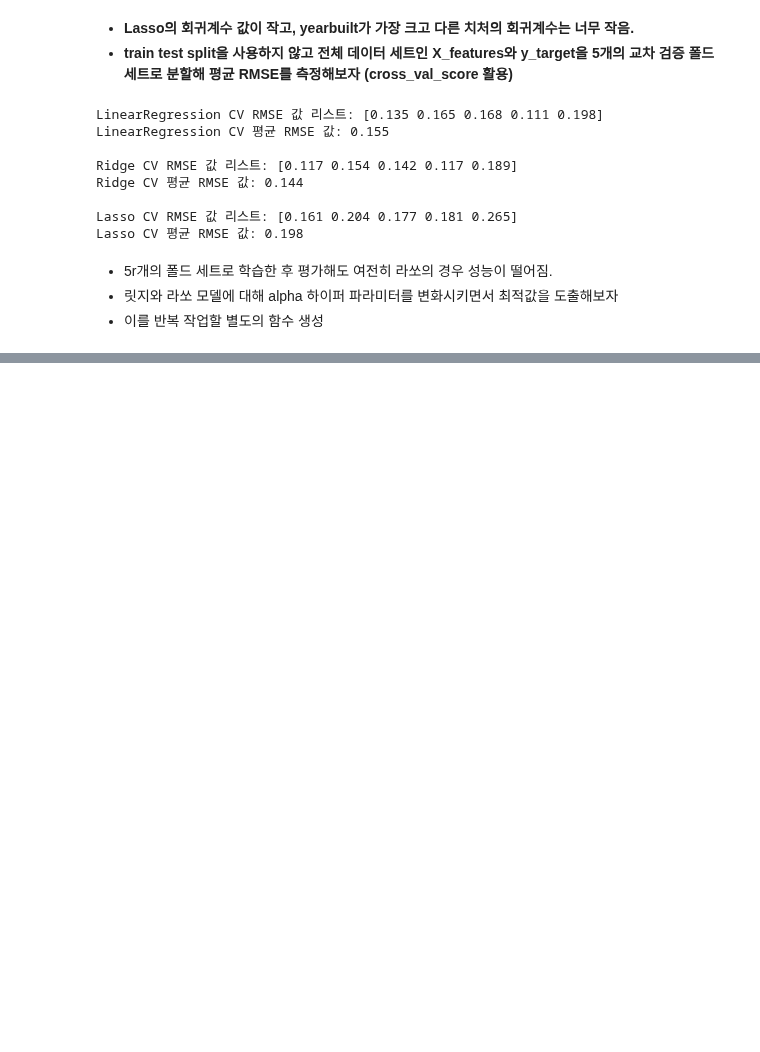
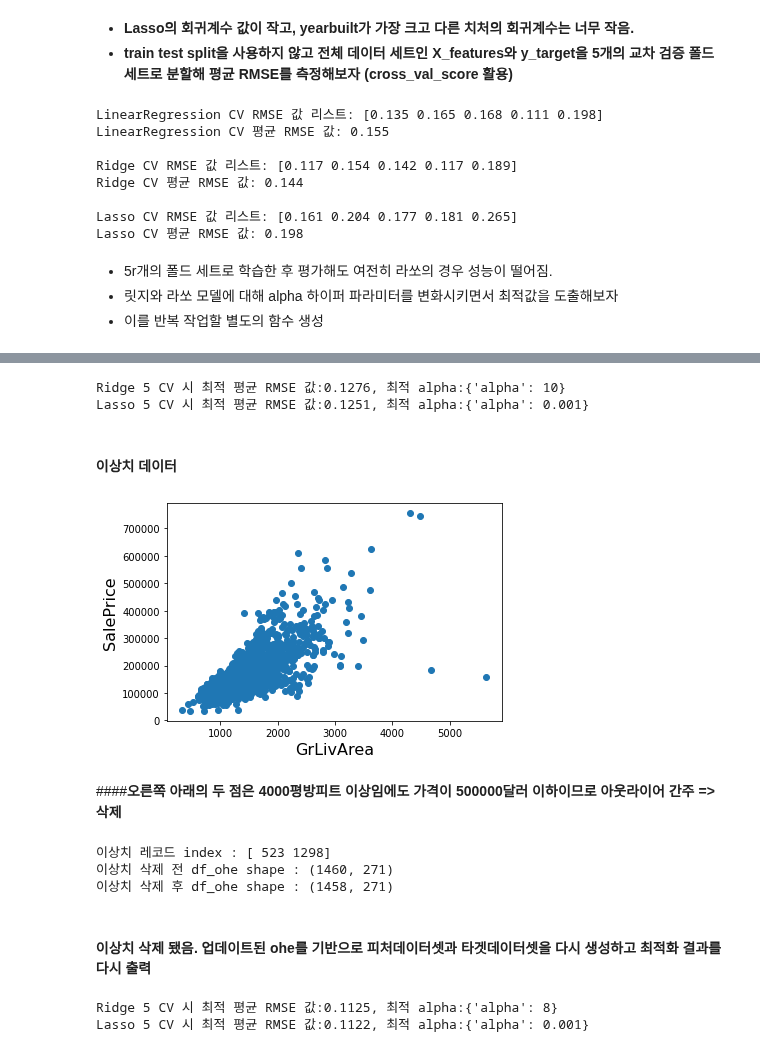
Before and after one commit to saemsaemoo/MachineLearning-2021-12, a Jupyter notebook: 04.회귀/12.회귀실습_캐글주택가격분석.ipynb, the cells around one changed output, grey strips where cells are left out. Saved outputs shown, nothing was run; the diff lists cells and outputs as text; code cells hidden in the pictures; blank space fills up the shorter version.

```diff
--- a/04.회귀/12.회귀실습_캐글주택가격분석.ipynb
+++ b/04.회귀/12.회귀실습_캐글주택가격분석.ipynb
@@ -244,0 +278,56 @@ Lasso 로그 변환된 RMSE: 0.12
+# %%
+df_ohe = pd.get_dummies(df)
+y_target = df_ohe['SalePrice']
+X_features=df_ohe.drop('SalePrice', axis=1, inplace=False)
+X_train, X_test, y_train, y_test = train_test_split(X_features, y_target, test_size=0.2, random_state=156)
+
+# 피처를 로그 변환한 후 다시 최적 하이퍼 파라미터와 RMSE 출력
+ridge_params= {'alpha':[0.05,0.1,1,5,8,10,12,15,20]}
+lasso_params={'alpha':[0.001, 0.005, 0.008, 0.05, 0.03, 0.1, 0.5, 1,5,10]}
+print_best_params(ridge, ridge_params)
+print_best_params(lasso, lasso_params)
+# %% [output]
+Ridge 5 CV 시 최적 평균 RMSE 값:0.1276, 최적 alpha:{'alpha': 10}
+Lasso 5 CV 시 최적 평균 RMSE 값:0.1251, 최적 alpha:{'alpha': 0.001}
+# %% [markdown]
+#### **이상치 데이터**
+# %%
+# 주택 가격 데이터가 변환되기 이전의 원본데이터셋과 GrLicArea와 타겟 값인 SalePrice의 관계를 시각화
+plt.scatter(x=df_org['GrLivArea'], y=df_org['SalePrice'])
+plt.ylabel('SalePrice', fontsize=16)
+plt.xlabel('GrLivArea', fontsize=16)
+plt.show()
+# %% [output]
+[figure, added]
+# %% [markdown]
+####**오른쪽 아래의 두 점은 4000평방피트 이상임에도 가격이 500000달러 이하이므로 아웃라이어 간주 => 삭제**
+# %%
+#GrLivArea와 SalePrice 모두 로그 변환됐으므로 이를 반영한 조건 생성
+cond1 = df_ohe['GrLivArea'] > np.log1p(4000)
+cond2 = df_ohe['SalePrice'] < np.log1p(500000)
+outlier_index= df_ohe[cond1&cond2].index
+
+print('이상치 레코드 index :', outlier_index.values)
+print('이상치 삭제 전 df_ohe shape :', df_ohe.shape)
+
+# 데이터프레임의 인덱스를 이용해 이상치 레코드 삭제
+df_ohe.drop(outlier_index, axis=0, inplace=True)
+print('이상치 삭제 후 df_ohe shape :', df_ohe.shape)
+# %% [output]
+이상치 레코드 index : [ 523 1298]
+이상치 삭제 전 df_ohe shape : (1460, 271)
+이상치 삭제 후 df_ohe shape : (1458, 271)
+# %% [markdown]
+#### **이상치 삭제 됐음. 업데이트된 ohe를 기반으로 피처데이터셋과 타겟데이터셋을 다시 생성하고 최적화 결과를 다시 출력**
+# %%
+y_target = df_ohe['SalePrice']
+X_features=df_ohe.drop('SalePrice', axis=1, inplace=False)
+X_train, X_test, y_train, y_test = train_test_split(X_features, y_target, test_size=0.2, random_state=156)
+
+ridge_params= {'alpha':[0.05,0.1,1,5,8,10,12,15,20]}
+lasso_params={'alpha':[0.001, 0.005, 0.008, 0.05, 0.03, 0.1, 0.5, 1,5,10]}
+print_best_params(ridge, ridge_params)
+print_best_params(lasso, lasso_params)
+# %% [output]
+Ridge 5 CV 시 최적 평균 RMSE 값:0.1125, 최적 alpha:{'alpha': 8}
+Lasso 5 CV 시 최적 평균 RMSE 값:0.1122, 최적 alpha:{'alpha': 0.001}
```
Also changed, not shown: parts of 12 cells of this notebook.
